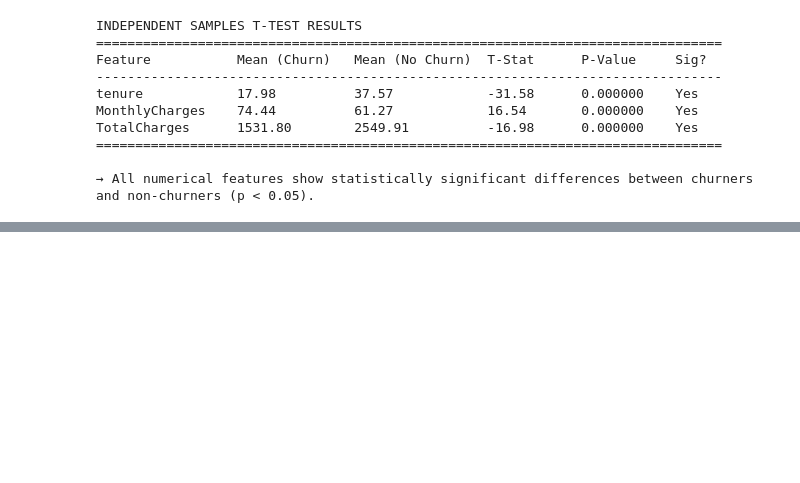
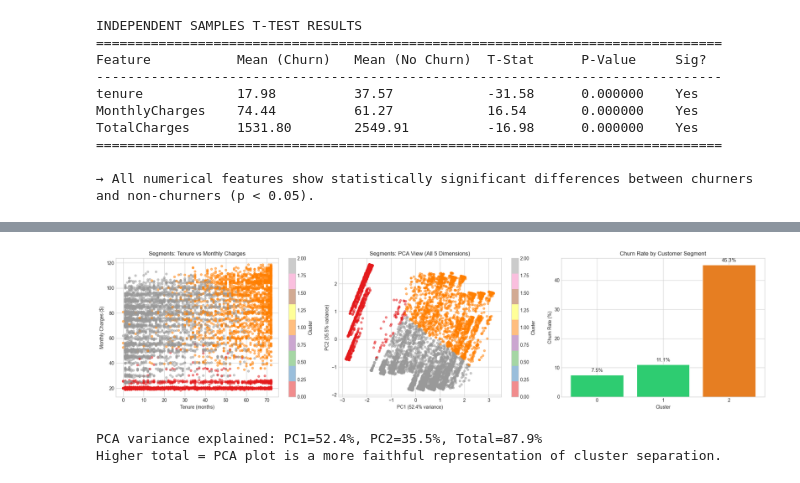
Before and after one commit to mariamTsintsadze/telecom-customer-churn-prediction, a Jupyter notebook: Telco_Customer_Churn_Analysis.ipynb, the cells around one changed output, grey strips where cells are left out. Saved outputs shown, nothing was run; the diff lists cells and outputs as text; code cells hidden in the pictures; blank space fills up the shorter version.

```diff
--- a/Telco_Customer_Churn_Analysis.ipynb
+++ b/Telco_Customer_Churn_Analysis.ipynb
@@ -711,0 +1072,61 @@ TotalCharges      1531.80        2549.91          -16.98      0.000000    Yes
+# %%
+fig, axes = plt.subplots(1, 3, figsize=(20, 5))
+
+# ── Plot 1: Tenure vs Monthly Charges (2D slice) ──────────────────────────────
+scatter = axes[0].scatter(
+    df['tenure'], df['MonthlyCharges'],
+    c=df['Cluster'], cmap='Set1', alpha=0.5, s=20
+)
+axes[0].set_xlabel('Tenure (months)')
+axes[0].set_ylabel('Monthly Charges ($)')
+axes[0].set_title('Segments: Tenure vs Monthly Charges')
+plt.colorbar(scatter, ax=axes[0], label='Cluster')
+
+# ── Plot 2: PCA — shows ALL 5 clustering dimensions reduced to 2D ─────────────
+# This is more honest than a 2D scatter because it captures variance
+# from all 5 features, not just 2 of them.
+pca = PCA(n_components=2, random_state=42)
+X_pca = pca.fit_transform(X_cluster_scaled)
+var_explained = pca.explained_variance_ratio_ * 100
+
+scatter2 = axes[1].scatter(
+    X_pca[:, 0], X_pca[:, 1],
+    c=df['Cluster'], cmap='Set1', alpha=0.5, s=20
+)
+axes[1].set_xlabel(f'PC1 ({var_explained[0]:.1f}% variance)')
+axes[1].set_ylabel(f'PC2 ({var_explained[1]:.1f}% variance)')
+axes[1].set_title('Segments: PCA View (All 5 Dimensions)')
+plt.colorbar(scatter2, ax=axes[1], label='Cluster')
+
+# ── Plot 3: Churn rate by cluster ─────────────────────────────────────────────
+cluster_churn = df.groupby('Cluster')['Churn'].apply(
+    lambda x: (x == 'Yes').mean() * 100
+)
+colors = [
+    '#2ecc71' if c < 20 else
+    '#f39c12' if c < 35 else
+    '#e67e22' if c < 50 else
+    '#e74c3c'
+    for c in cluster_churn.values
+]
+axes[2].bar(range(optimal_k), cluster_churn.values,
+            color=colors, edgecolor='white')
+axes[2].set_xlabel('Cluster')
+axes[2].set_ylabel('Churn Rate (%)')
+axes[2].set_title('Churn Rate by Customer Segment')
+axes[2].set_xticks(range(optimal_k))
+for i, v in enumerate(cluster_churn.values):
+    axes[2].text(i, v + 1, f'{v:.1f}%', ha='center', fontsize=11)
+
+plt.tight_layout()
+plt.savefig('customer_segments.png', dpi=150, bbox_inches='tight')
+plt.show()
+
+print(f"\nPCA variance explained: PC1={var_explained[0]:.1f}%, "
+      f"PC2={var_explained[1]:.1f}%, "
+      f"Total={sum(var_explained):.1f}%")
+print("Higher total = PCA plot is a more faithful representation of cluster separation.")
+# %% [output]
+[figure, added]
+PCA variance explained: PC1=52.4%, PC2=35.5%, Total=87.9%
+Higher total = PCA plot is a more faithful representation of cluster separation.
```
Also changed, not shown: parts of 15 cells of this notebook.
